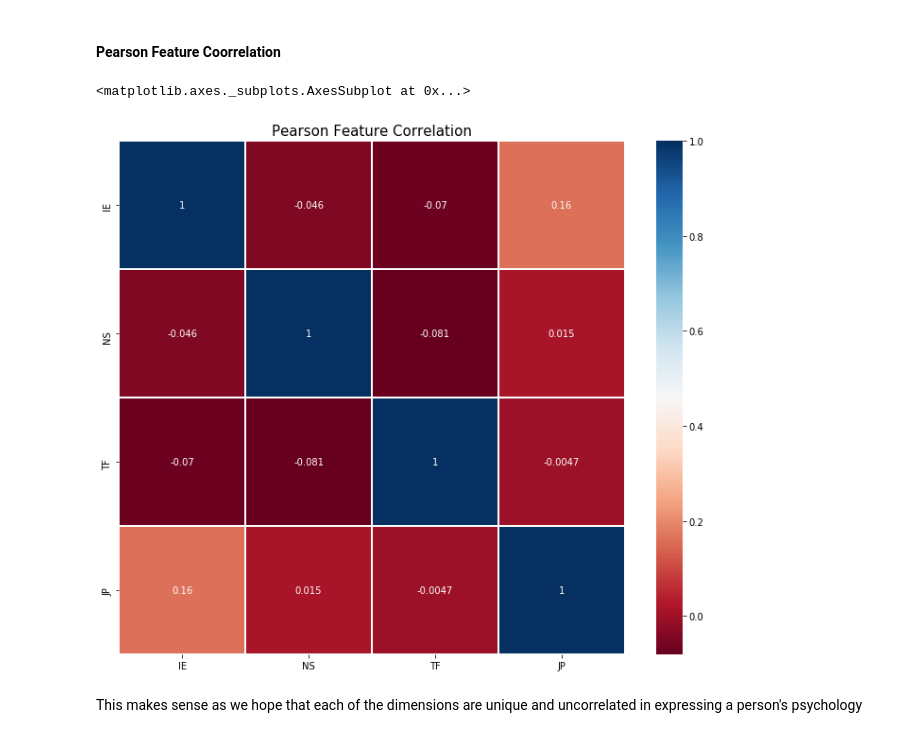
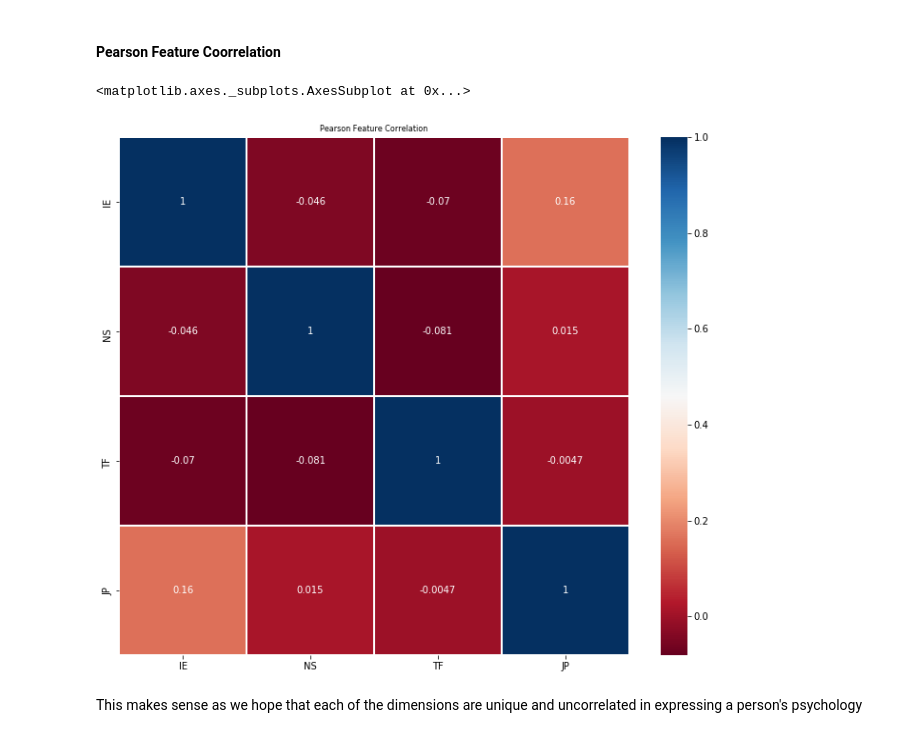
Before and after one commit to pavan1011/twitter_persona, a Jupyter notebook: Twitter_Persona.ipynb, the cells around one changed output. Cells and saved outputs as stored; diff of their text form; code cells hidden in the pictures.

```diff
--- a/Twitter_Persona.ipynb
+++ b/Twitter_Persona.ipynb
@@ -209,14 +211,14 @@ Judging (J) – Perceiving (P):    5241 / 3434 (60.41% / 39.59%)
 # %%
 mbti_data_encoded[['IE','NS','TF','JP']].corr()
 
 cmap = plt.cm.RdBu
 corr = mbti_data_encoded[['IE','NS','TF','JP']].corr()
 plt.figure(figsize=(12,10))
-plt.title('Pearson Feature Correlation', size=15)
+plt.title('Pearson Feature Correlation', size=8)
 sns.heatmap(corr, cmap=cmap,  annot=True, linewidths=1)
 # %% [output]
 <matplotlib.axes._subplots.AxesSubplot at 0x...>
-[figure, old version]
+[figure, new version]
 # %% [markdown]
 This makes sense as we hope that each of the dimensions are unique and uncorrelated in expressing a person's psychology
 # %%
```
Also changed, not shown: parts of 21 cells of this notebook, 1 other file.
